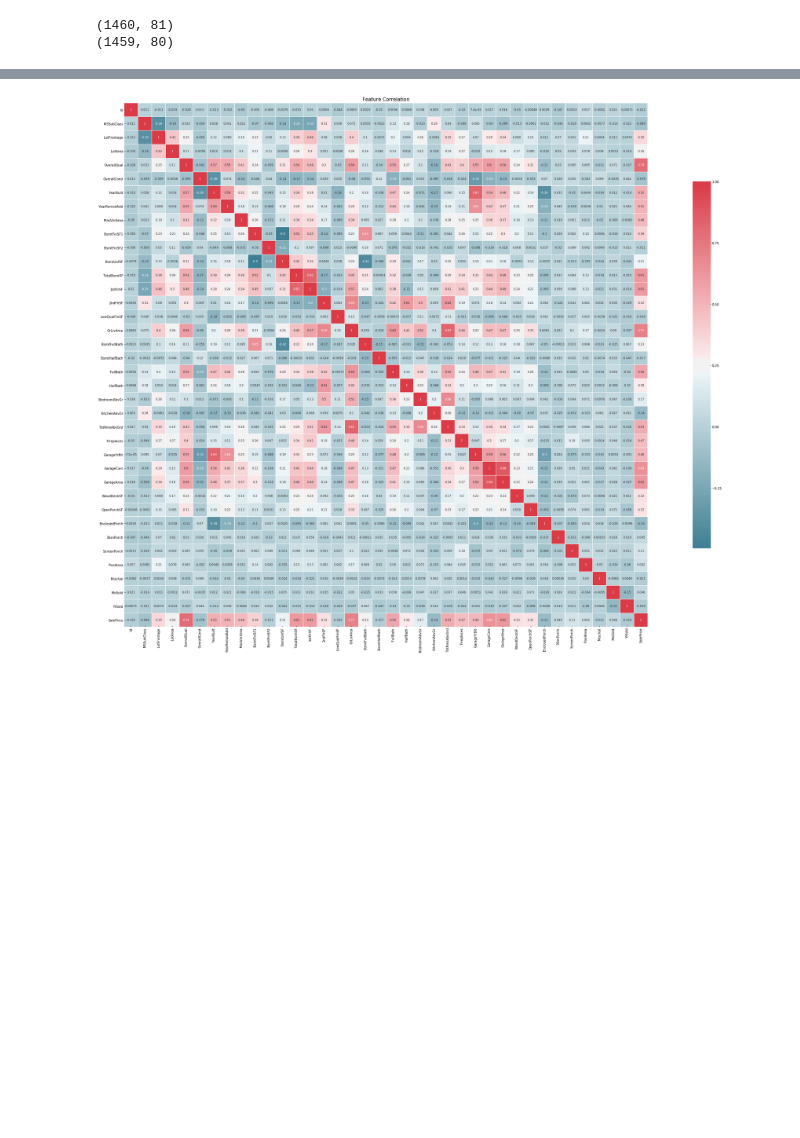
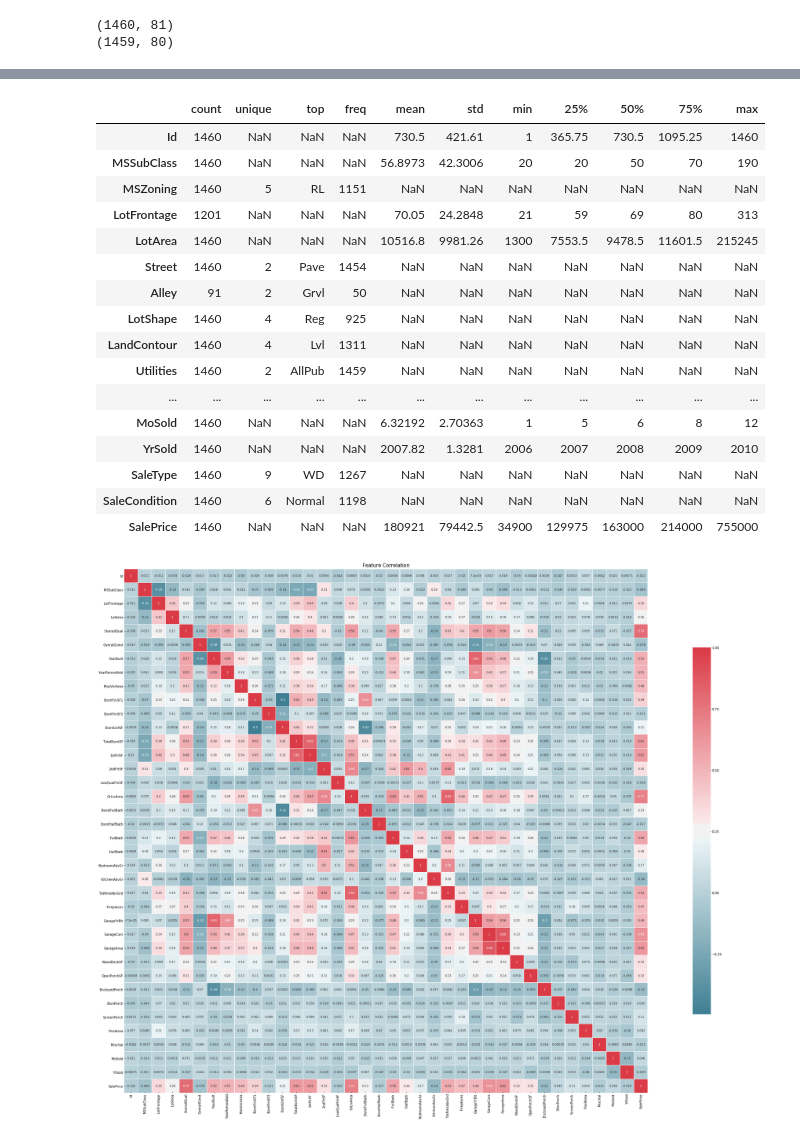
Before and after one commit to Lalit-Yadav-E1483/ML-Practice, a Jupyter notebook: Boston_housing/solution.ipynb, the cells around one changed output, grey strips where cells are left out. Saved outputs shown, nothing was run; the diff lists cells and outputs as text; code cells hidden in the pictures; blank space fills up the shorter version.

```diff
--- a/Boston_housing/solution.ipynb
+++ b/Boston_housing/solution.ipynb
@@ -14,9 +17,6 @@ print(df_test.shape)
 # %% [output]
 (1460, 81)
 (1459, 80)
-# %%
-pd.set_option('display.max_rows', 500)
-pd.set_option('display.max_columns', 500)
 # %%
 df_train.head()
 # %% [output]
@@ -129,0 +55,4 @@ axes.scatter(x = df_train.MSSubClass, y = df_train.SalePrice)
+# %%
+def display_all(df):
+    with pd.option_context('display.max_rows', 1000, 'display.max_columns', 1000):
+        display(df)
@@ -130,3 +140,23 @@ axes.scatter(x = df_train.MSSubClass, y = df_train.SalePrice)
+# %%
+display_all(df_train.describe(include='all').transpose())
+# %% [output]
+|  | count | unique | top | freq | mean | std | min | 25% | 50% | 75% | max |
+| Id | 1460 | NaN | NaN | NaN | 730.5 | 421.61 | 1 | 365.75 | 730.5 | 1095.25 | 1460 |
+| MSSubClass | 1460 | NaN | NaN | NaN | 56.8973 | 42.3006 | 20 | 20 | 50 | 70 | 190 |
+| MSZoning | 1460 | 5 | RL | 1151 | NaN | NaN | NaN | NaN | NaN | NaN | NaN |
+| LotFrontage | 1201 | NaN | NaN | NaN | 70.05 | 24.2848 | 21 | 59 | 69 | 80 | 313 |
+| LotArea | 1460 | NaN | NaN | NaN | 10516.8 | 9981.26 | 1300 | 7553.5 | 9478.5 | 11601.5 | 215245 |
+| Street | 1460 | 2 | Pave | 1454 | NaN | NaN | NaN | NaN | NaN | NaN | NaN |
+| Alley | 91 | 2 | Grvl | 50 | NaN | NaN | NaN | NaN | NaN | NaN | NaN |
+| LotShape | 1460 | 4 | Reg | 925 | NaN | NaN | NaN | NaN | NaN | NaN | NaN |
+| LandContour | 1460 | 4 | Lvl | 1311 | NaN | NaN | NaN | NaN | NaN | NaN | NaN |
+| Utilities | 1460 | 2 | AllPub | 1459 | NaN | NaN | NaN | NaN | NaN | NaN | NaN |
+| ... | ... | ... | ... | ... | ... | ... | ... | ... | ... | ... | ... |
+| MoSold | 1460 | NaN | NaN | NaN | 6.32192 | 2.70363 | 1 | 5 | 6 | 8 | 12 |
+| YrSold | 1460 | NaN | NaN | NaN | 2007.82 | 1.3281 | 2006 | 2007 | 2008 | 2009 | 2010 |
+| SaleType | 1460 | 9 | WD | 1267 | NaN | NaN | NaN | NaN | NaN | NaN | NaN |
+| SaleCondition | 1460 | 6 | Normal | 1198 | NaN | NaN | NaN | NaN | NaN | NaN | NaN |
+| SalePrice | 1460 | NaN | NaN | NaN | 180921 | 79442.5 | 34900 | 129975 | 163000 | 214000 | 755000 |
 # %%
 def get_relation(df, target):
     df = df.drop(target, axis=1)
```
Also changed, not shown: parts of 26 cells of this notebook, 7 other files.
